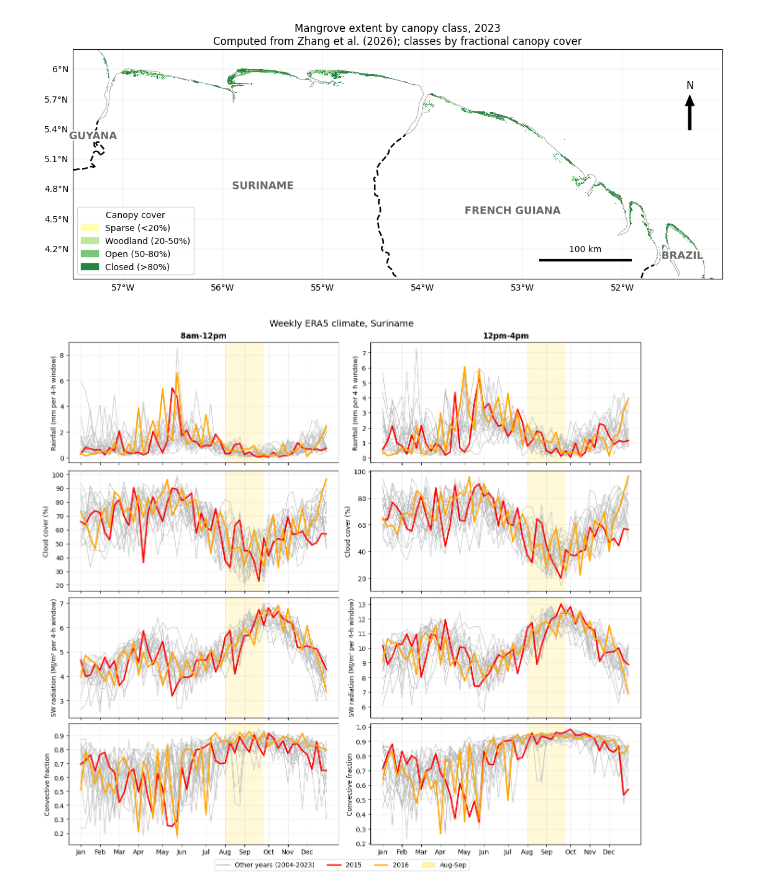
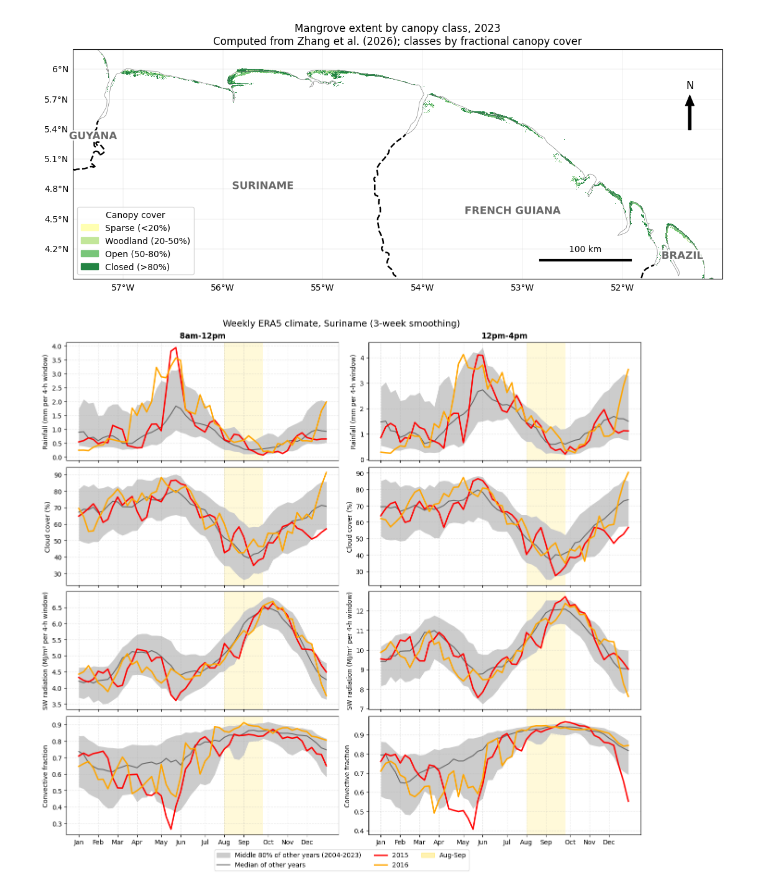
Before and after one commit to L1laBan3/Suriname-Mangrove-Project, a Jupyter notebook: InitialPlots.ipynb, the cells around one changed output. Saved outputs shown, nothing was run; the diff lists cells and outputs as text; code cells hidden in the pictures.

Commit message:
2015-2016 ENSO Plot update

```diff
--- a/InitialPlots.ipynb
+++ b/InitialPlots.ipynb
@@ -497,86 +497,46 @@ plt.show()
 # %% [output]
 [figure]
 # %%
-import pandas as pd
-import numpy as np
-import matplotlib.pyplot as plt
-from matplotlib.lines import Line2D
-from matplotlib.patches import Patch
-
-# Settings
-HIGHLIGHT = {2015: "red", 2016: "orange"}       # all other years are drawn in gray
-SHADE_WEEKS = (31, 39)                           # roughly Aug-Sep; set to None to turn off
-MONTH_WEEKS = [1, 5, 9, 13, 18, 22, 27, 31, 35, 40, 44, 48]
-MONTH_NAMES = ["Jan", "Feb", "Mar", "Apr", "May", "Jun",
-               "Jul", "Aug", "Sep", "Oct", "Nov", "Dec"]
-VARIABLES = [                                    # (column, y-axis label)
-    ("precip_mm", "Rainfall (mm per 4-h window)"),
-    ("cloud_pct", "Cloud cover (%)"),
-    ("ssrd_MJ", "SW radiation (MJ/m² per 4-h window)"),
-    ("conv_frac", "Convective fraction"),
-]
-
-# Load the daily file and average it by week, separately for AM and PM
-def load_weekly(csv_path):
-    df = pd.read_csv(csv_path)
-    df["date"] = pd.to_datetime(df["date"])
-    df["year"] = df["date"].dt.year
-    df["week"] = (df["date"].dt.dayofyear - 1) // 7 + 1   # week 1 = Jan 1-7
-    df = df[df["week"] <= 52]                              # drop the 1-2 leftover days of week 53
-
-    out = {}
-    for t in ["am", "pm"]:
-        d = pd.DataFrame({
-            "year": df["year"], "week": df["week"],
-            "precip_mm": df[f"{t}_precip"] * 1000,         # m -> mm
-            "convective_mm": df[f"{t}_convective"] * 1000,
-            "ssrd_MJ": df[f"{t}_ssrd"] / 1e6,              # J/m² -> MJ/m²
-            "cloud_pct": df[f"{t}_cloud"] * 100,           # fraction -> %
-        })
-        weekly = d.groupby(["year", "week"]).mean().reset_index()
-        weekly["conv_frac"] = weekly["convective_mm"] / weekly["precip_mm"]
-        weekly.loc[weekly["precip_mm"] < 0.01, "conv_frac"] = np.nan   # too little rain to say
-        out[t] = weekly
-    return out
-
-# Plot: rows = variables, columns = AM / PM
-def plot_weekly(csv_path, place):
+def plot_weekly_band(csv_path, place, smooth_weeks=3, band=(10, 90)):
     data = load_weekly(csv_path)
     fig, axes = plt.subplots(len(VARIABLES), 2, figsize=(13, 3 * len(VARIABLES)),
                              sharex=True, layout="constrained")
+    smooth = lambda s: s.rolling(smooth_weeks, center=True, min_periods=1).mean()
 
     for col, (t, window) in enumerate([("am", "8am-12pm"), ("pm", "12pm-4pm")]):
         weekly = data[t]
+        others = weekly[~weekly["year"].isin(HIGHLIGHT)]
         for row, (var, ylabel) in enumerate(VARIABLES):
             ax = axes[row, col]
             if SHADE_WEEKS:
                 ax.axvspan(SHADE_WEEKS[0], SHADE_WEEKS[1], color="gold", alpha=0.15, lw=0)
-            for year, g in weekly.groupby("year"):          # gray first, so red/orange sit on top
-                if year not in HIGHLIGHT:
-                    ax.plot(g["week"], g[var], color="0.7", lw=1, alpha=0.7)
+            g = others.groupby("week")[var]
+            lo, hi, med = g.quantile(band[0] / 100), g.quantile(band[1] / 100), g.median()
+            ax.fill_between(lo.index, smooth(lo), smooth(hi), color="0.8", lw=0)
+            ax.plot(med.index, smooth(med), color="0.4", lw=1.5)
             for year, color in HIGHLIGHT.items():
-                g = weekly[weekly["year"] == year]
-                ax.plot(g["week"], g[var], color=color, lw=2.2)
+                y = weekly[weekly["year"] == year].set_index("week")[var]
+                ax.plot(y.index, smooth(y), color=color, lw=2.2)
             ax.set_ylabel(ylabel)
             ax.grid(alpha=0.3, linestyle="--")
             if row == 0:
                 ax.set_title(window, fontweight="bold")
         axes[-1, col].set_xticks(MONTH_WEEKS)
         axes[-1, col].set_xticklabels(MONTH_NAMES)
 
-    handles = [Line2D([0], [0], color="0.7", lw=1.5, label="Other years (2004-2023)"),
+    handles = [Patch(color="0.8", label=f"Middle 80% of other years (2004-2023)"),
+               Line2D([0], [0], color="0.4", lw=1.5, label="Median of other years"),
                Line2D([0], [0], color="red", lw=2.2, label="2015"),
                Line2D([0], [0], color="orange", lw=2.2, label="2016")]
     if SHADE_WEEKS:
         handles.append(Patch(color="gold", alpha=0.3, label="Aug-Sep"))
-    fig.legend(handles=handles, loc="outside lower center", ncol=4)
-    fig.suptitle(f"Weekly ERA5 climate, {place}", fontsize=14)
-
-    fig.savefig(f"weekly_weather_{place.lower().replace(' ', '_')}.png",
+    fig.legend(handles=handles, loc="outside lower center", ncol=3)
+    fig.suptitle(f"Weekly ERA5 climate, {place} (3-week smoothing)", fontsize=14)
+    fig.savefig(f"weekly_weather_band_{place.lower().replace(' ', '_')}.png",
                 dpi=200, bbox_inches="tight")
     plt.show()
 
-plot_weekly("suriname_ampm_2004_2023.csv", "Suriname")
+plot_weekly_band("suriname_ampm_2004_2023.csv", "Suriname")
 # %% [output]
-[figure, old version]
+[figure, new version]
 # %%
```
Also changed, not shown: parts of 2 cells of this notebook, 4 other files.
